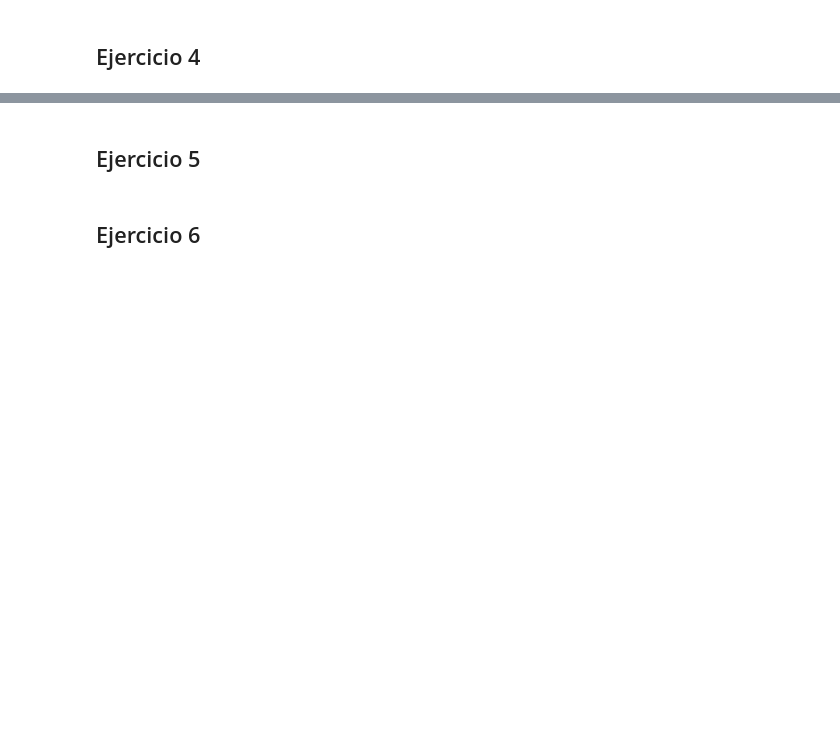
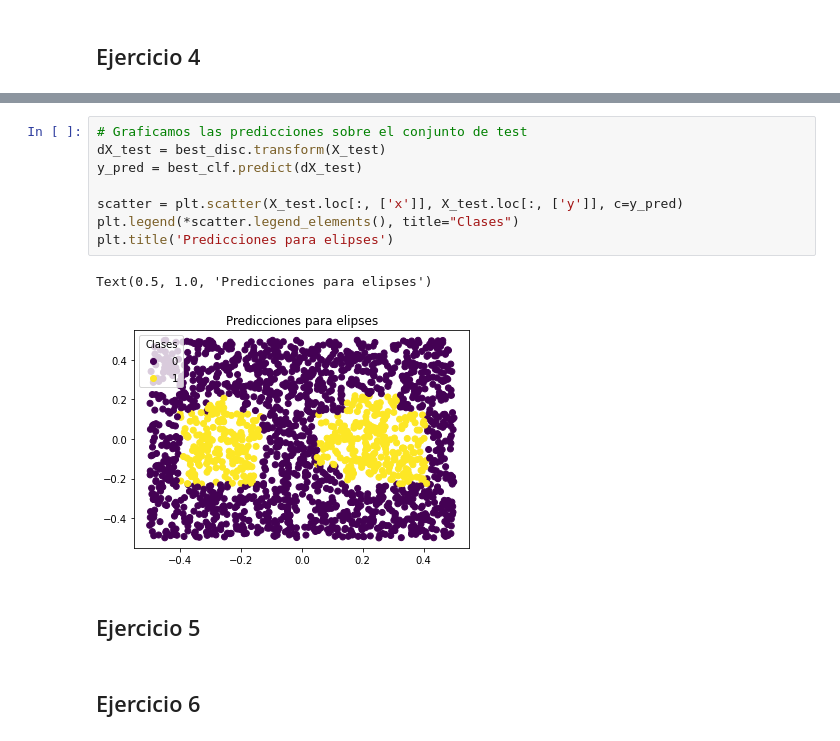
Before and after one commit to natimellino/IAA, a Jupyter notebook: TP3/tp3.ipynb, the cells around one changed output, grey strips where cells are left out. Cells and saved outputs as stored; diff of their text form; blank space fills up the shorter version.

```diff
--- a/TP3/tp3.ipynb
+++ b/TP3/tp3.ipynb
@@ -259,3 +326,14 @@ def discretizar(train, val, test, disc, clf, nbins):
+# %%
+# Graficamos las predicciones sobre el conjunto de test
+dX_test = best_disc.transform(X_test)
+y_pred = best_clf.predict(dX_test)
+
+scatter = plt.scatter(X_test.loc[:, ['x']], X_test.loc[:, ['y']], c=y_pred)
+plt.legend(*scatter.legend_elements(), title="Clases")
+plt.title('Predicciones para elipses')
+# %% [output]
+Text(0.5, 1.0, 'Predicciones para elipses')
+[figure, added]
 # %% [markdown]
 ## Ejercicio 5
 # %% [markdown]
```
Also changed, not shown: parts of 5 cells of this notebook, 2 other files.
